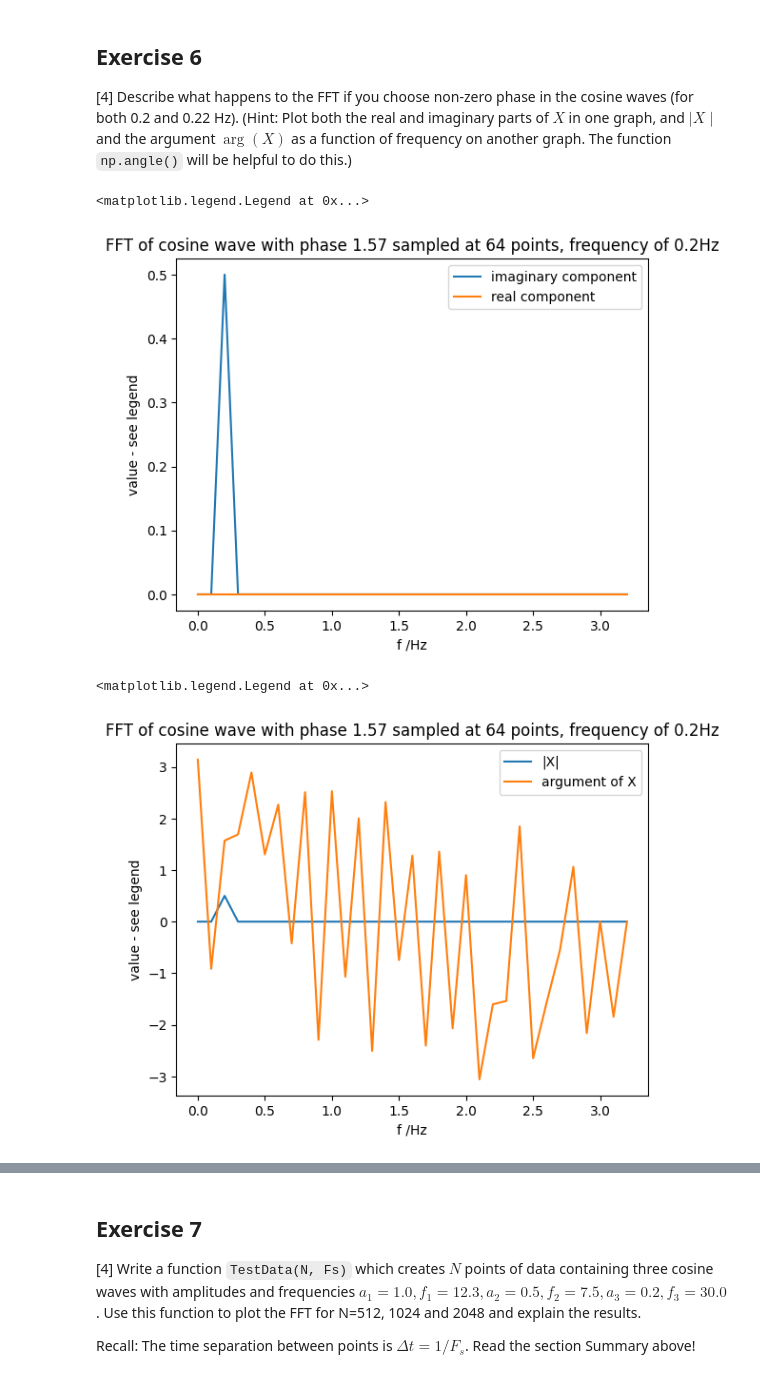
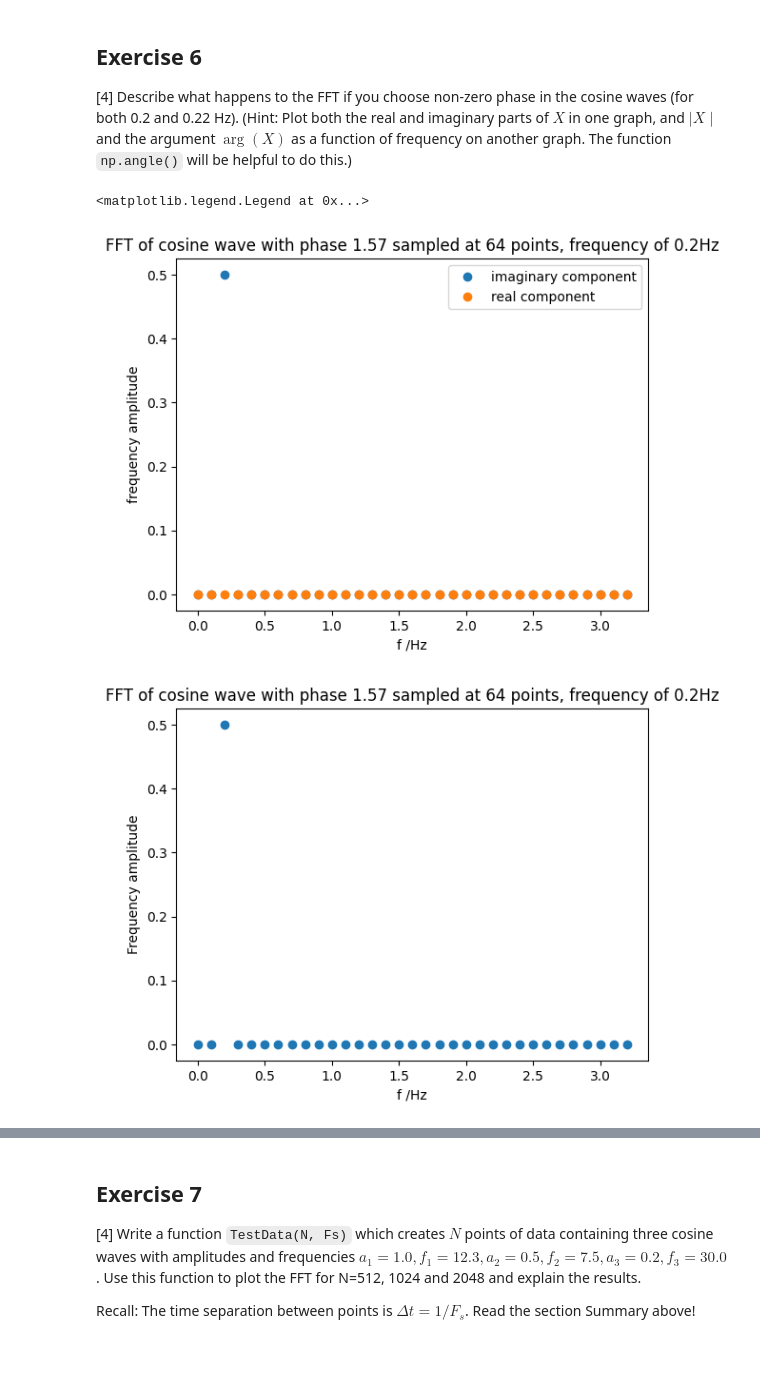
Before and after one commit to PX2145-2025/week-10-b-ethan-lovell55, a Jupyter notebook: FFT.ipynb, the cells around one changed output, grey strips where cells are left out. Cells and saved outputs as stored; diff of their text form; code cells hidden in the pictures.

```diff
--- a/FFT.ipynb
+++ b/FFT.ipynb
@@ -510,25 +512,25 @@ xpi = np.cos(2*np.pi*f*t + phase) # create x array, amplitude 1.0
 
 frqpi, Xpi = Spectrum1(xpi,(N/tau))
 # %%
-plt.plot(frqpi, np.imag(Xpi), label = "imaginary component")
-plt.plot(frqpi, np.real(Xpi), label = "real component")
-#imaginary & real components cycle between having maximum and minimum values with changing phase
+plt.plot(frqpi, np.imag(Xpi),'o', label = "imaginary component")
+plt.plot(frqpi, np.real(Xpi),'o', label = "real component")
+#imaginary & real components cycle between having maximum and minimum values with changing phase;
+#phase = 0 -->imaginary frequency amplitude peaks at 0.5, real frequency amplitude peaks at 0
+#phase = pi/2 --> real frequency amplitude peaks at 0.5, imaginary amplitude peaks at 0
+#imaginary and real components cyclically change frequency amplitude
 
 plt.xlabel('f /Hz')
-plt.ylabel('value - see legend')#having 2 values plotted on same axis, as advised
+plt.ylabel('frequency amplitude')#having 2 values plotted on same axis, as advised
 plt.title(f'FFT of cosine wave with phase {phase:.2f} sampled at {N} points, frequency of {f}Hz');
 plt.legend()
 # %% [output]
 <matplotlib.legend.Legend at 0x...>
-[figure, old version]
+[figure, new version]
 # %%
-plt.plot(frqpi,np.abs(Xpi), label = "|X|")
-plt.plot(frqpi, np.angle(Xpi), label = "argument of X")
-
+plt.plot(frqpi,np.abs(Xpi),'o', label = "|X|")
 plt.xlabel('f /Hz')
-plt.ylabel('value - see legend') #having 2 values plotted on same axis, as advised
+plt.ylabel('Frequency amplitude')
 plt.title(f'FFT of cosine wave with phase {phase:.2f} sampled at {N} points, frequency of {f}Hz');
-plt.legend()
+#|X| still has one peak as only 1 frequency signal is analysed
 # %% [output]
-<matplotlib.legend.Legend at 0x...>
-[figure, old version]
+[figure, new version]
```
Also changed, not shown: parts of 16 cells of this notebook.
